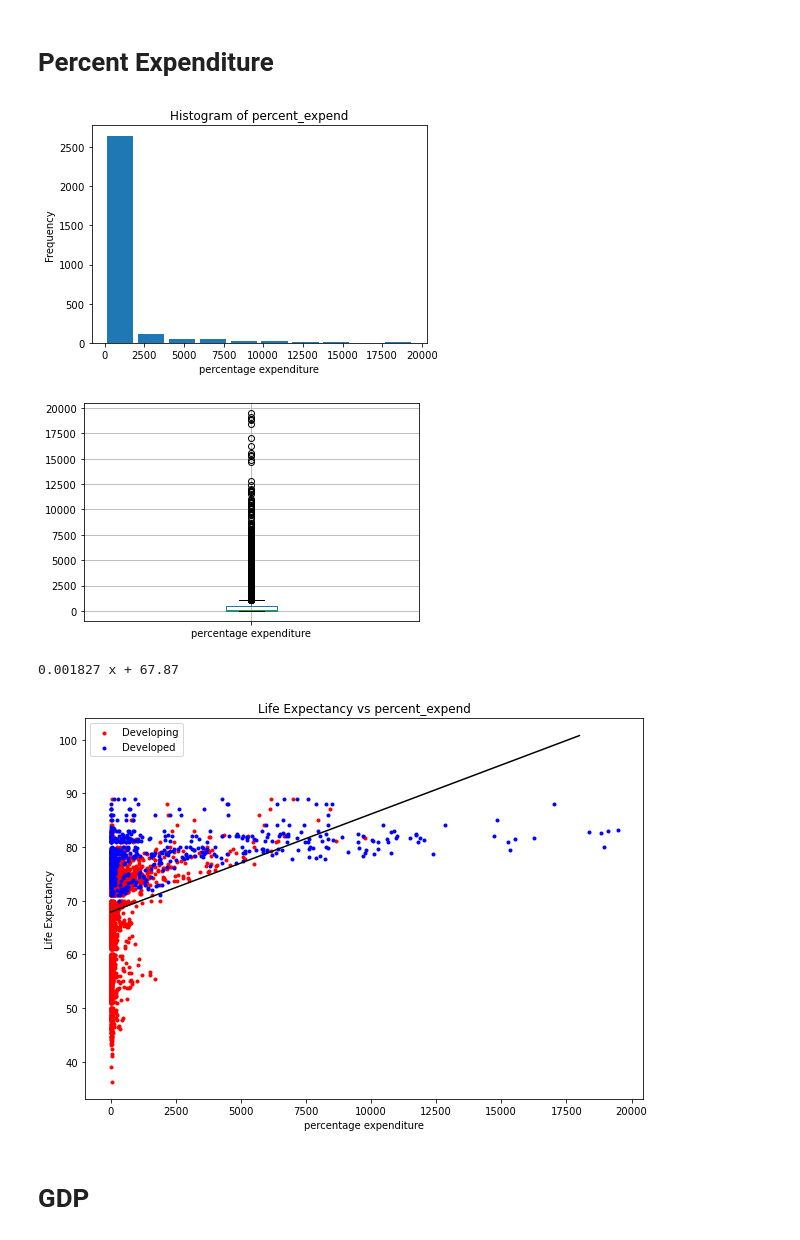
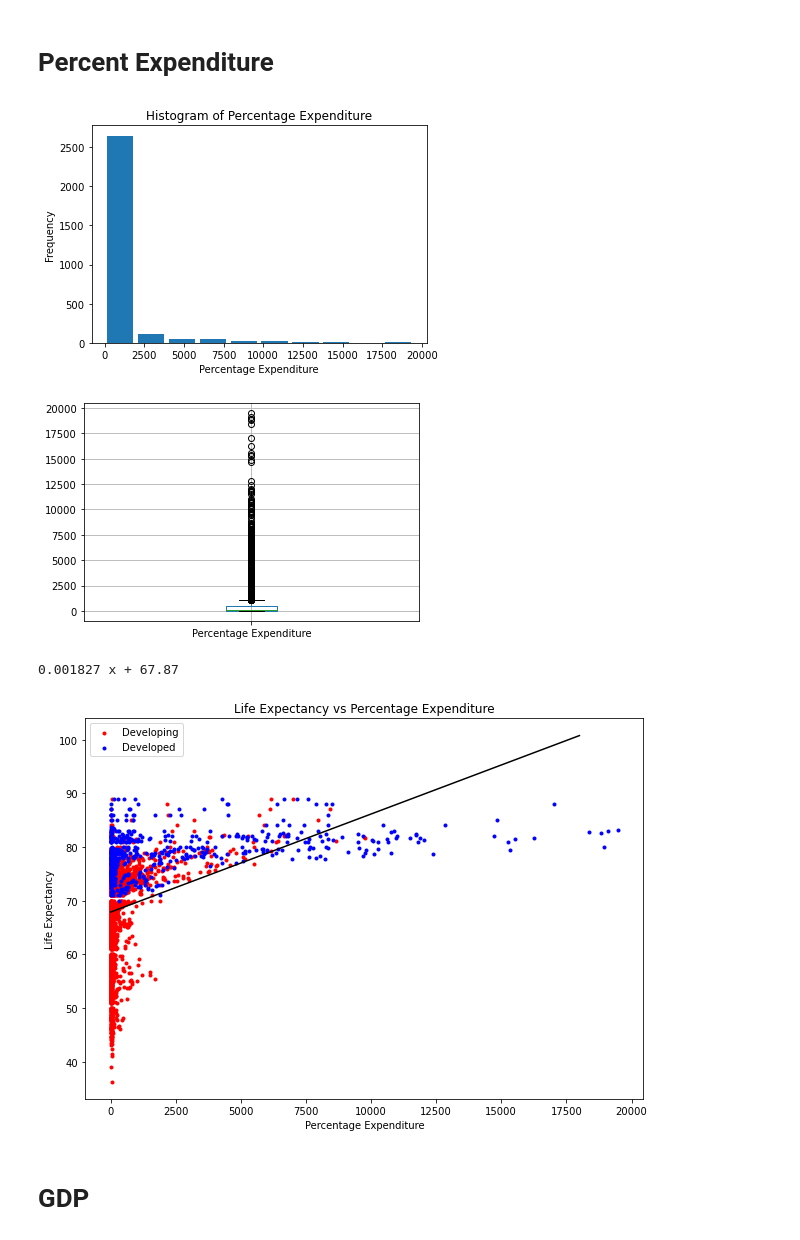
Before and after one commit to ryan-egbert/life-expectancy, a Jupyter notebook: scripts/final_project_v2.ipynb, the cells around one changed output. Cells and saved outputs as stored; diff of their text form; code cells hidden in the pictures.

Commit message:
Updated images

```diff
--- a/scripts/final_project_v2.ipynb
+++ b/scripts/final_project_v2.ipynb
@@ -145,9 +145,10 @@ Index(['Country', 'Year', 'Status', 'Life expectancy ', 'Adult Mortality',
        'New Measles', 'Immunization Score', 'New Population'],
       dtype='object')
 # %%
-data = data[['Country', 'Year', 'Status', 'Life expectancy ', 'Adult Mortality',
-       'infant deaths', 'Alcohol', 'percentage expenditure', 'Hepatitis B', 'under-five deaths ', 'Polio', 'Total expenditure',
-       'Diphtheria ', ' HIV/AIDS',
-       ' thinness  1-19 years', ' thinness 5-9 years',
-       'Income composition of resources', 'Schooling', 'New BMI', 'New GDP',
-       'New Measles', 'Immunization Score', 'New Population']]
+data = data[['Country', 'Year', 'Status', 'Life expectancy ',
+        'infant deaths', 'Alcohol', 'percentage expenditure',
+        'Hepatitis B', 'under-five deaths ', 'Polio',
+        'Total expenditure', 'Diphtheria ', ' HIV/AIDS',
+        ' thinness  1-19 years', ' thinness 5-9 years',
+        'Income composition of resources', 'Schooling', 'New BMI', 'New GDP',
+        'New Measles', 'Immunization Score', 'New Population']]
@@ -605,41 +631,41 @@ plt.show()
 # %% [markdown]
 # Percent Expenditure
 # %%
-percent_expend = data[['Country', 'Year', 'Status', 'Life expectancy ', 'percentage expenditure','New Population']]
-percent_expend = percent_expend.dropna(subset=["percentage expenditure"]).copy()
+percent_expend = data[['Country', 'Year', 'Status', 'Life Expectancy', 'Percentage Expenditure','Population']]
+percent_expend = percent_expend.dropna(subset=["Percentage Expenditure"]).copy()
 
-plt.hist(x=percent_expend['percentage expenditure'], rwidth=0.85)
-plt.xlabel('percentage expenditure')
+plt.hist(x=percent_expend['Percentage Expenditure'], rwidth=0.85)
+plt.xlabel('Percentage Expenditure')
 plt.ylabel('Frequency')
-plt.title('Histogram of percent_expend')
+plt.title('Histogram of Percentage Expenditure')
 plt.show()
 
-percent_expend.boxplot(column = ['percentage expenditure'])
+percent_expend.boxplot(column = ['Percentage Expenditure'])
 plt.show()
 
-x1 = percent_expend['percentage expenditure'][percent_expend['Status'] == 'Developing']
-y1 = percent_expend['Life expectancy '][percent_expend['Status'] == 'Developing']
-x2 = percent_expend['percentage expenditure'][percent_expend['Status'] == 'Developed']
-y2 = percent_expend['Life expectancy '][percent_expend['Status'] == 'Developed']
+x1 = percent_expend['Percentage Expenditure'][percent_expend['Status'] == 'Developing']
+y1 = percent_expend['Life Expectancy'][percent_expend['Status'] == 'Developing']
+x2 = percent_expend['Percentage Expenditure'][percent_expend['Status'] == 'Developed']
+y2 = percent_expend['Life Expectancy'][percent_expend['Status'] == 'Developed']
 plt.figure(figsize=(10,7))
 plt.scatter(x1, y1, marker=".", color='red')
 plt.scatter(x2, y2, marker='.', color='blue')
 plt.legend(['Developing', 'Developed'])
 
-model = np.poly1d(np.polyfit(percent_expend['percentage expenditure'], percent_expend['Life expectancy '], 1))
+model = np.poly1d(np.polyfit(percent_expend['Percentage Expenditure'], percent_expend['Life Expectancy'], 1))
 polyline = np.linspace(0,18000)
 plt.plot(polyline, model(polyline), color = "black")
 print(model)
-plt.title('Life Expectancy vs percent_expend')
-plt.xlabel('percentage expenditure')
+plt.title('Life Expectancy vs Percentage Expenditure')
+plt.xlabel('Percentage Expenditure')
 plt.ylabel("Life Expectancy")
 plt.savefig("percent_expend.png")
 plt.show()
 # %% [output]
-[figure, old version]
+[figure, new version]
 [figure]
 0.001827 x + 67.87
-[figure, old version]
+[figure, new version]
 # %% [markdown]
 # GDP
 # %%
```
Also changed, not shown: parts of 22 cells of this notebook, 9 other files.
